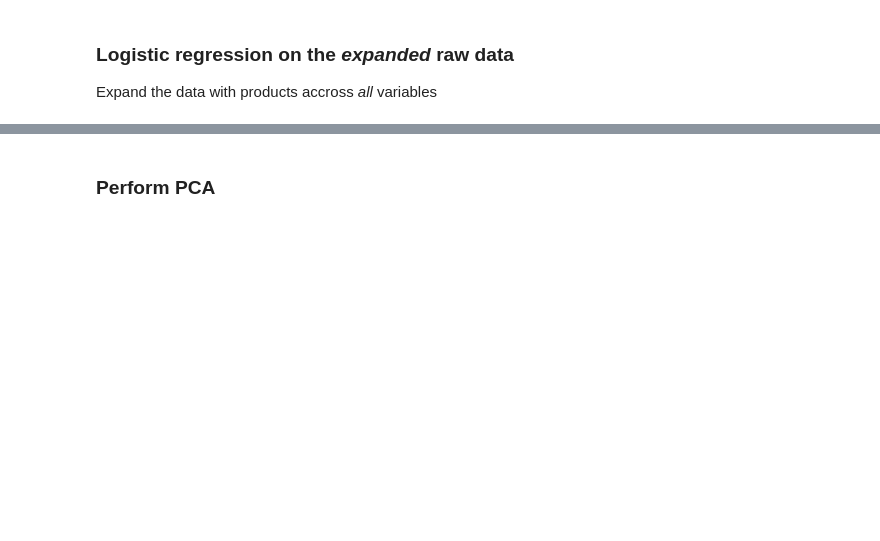
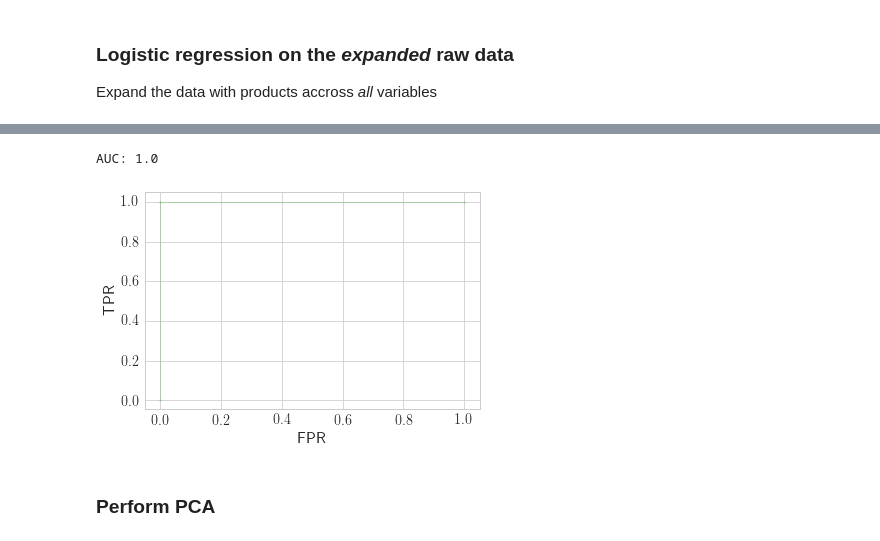
Before and after one commit to AllanLRH/master_thesis, a Jupyter notebook: joachim_exercise/joachim_exercise.ipynb, the cells around one changed output, grey strips where cells are left out. Drawn from its saved outputs; the diff is of its cells as text; code cells hidden in the pictures; blank space fills up the shorter version.

```diff
--- a/joachim_exercise/joachim_exercise.ipynb
+++ b/joachim_exercise/joachim_exercise.ipynb
@@ -167,3 +230,9 @@ print(f"AUC: {auc(fpr, tpr)}", f"FPR: {fpr}", f"TPR: {tpr}", sep='\n')
+# %%
+fig, ax, aucscore = plotROC(gender.values, prob1)
+fig.savefig('sex_prediction_expanded_data.pdf')
+# %% [output]
+AUC: 1.0
+[figure, added]
 # %% [markdown]
 ### Perform PCA
 # %%
```
Also changed, not shown: parts of 64 cells of this notebook, 9 other files.
